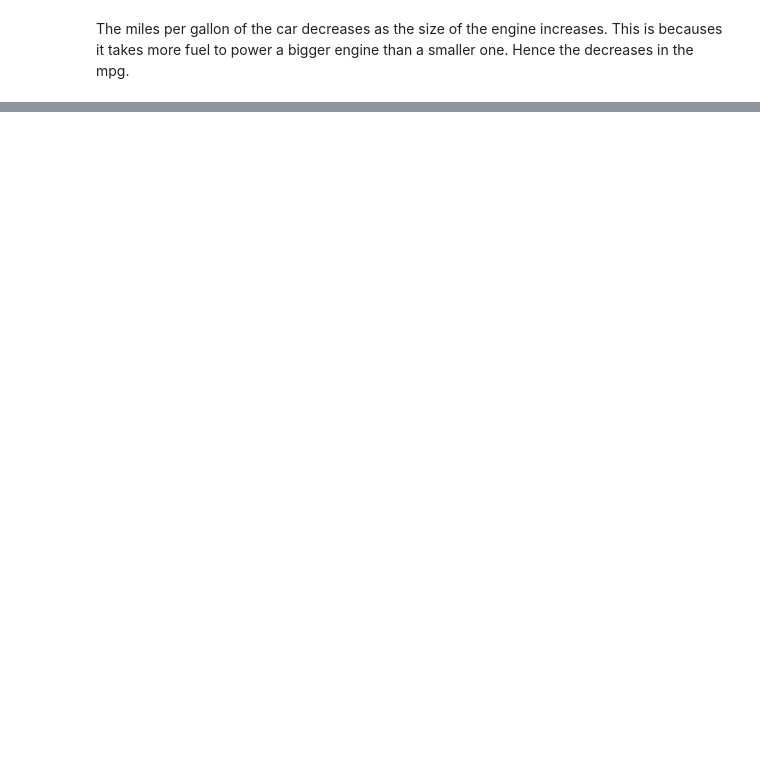
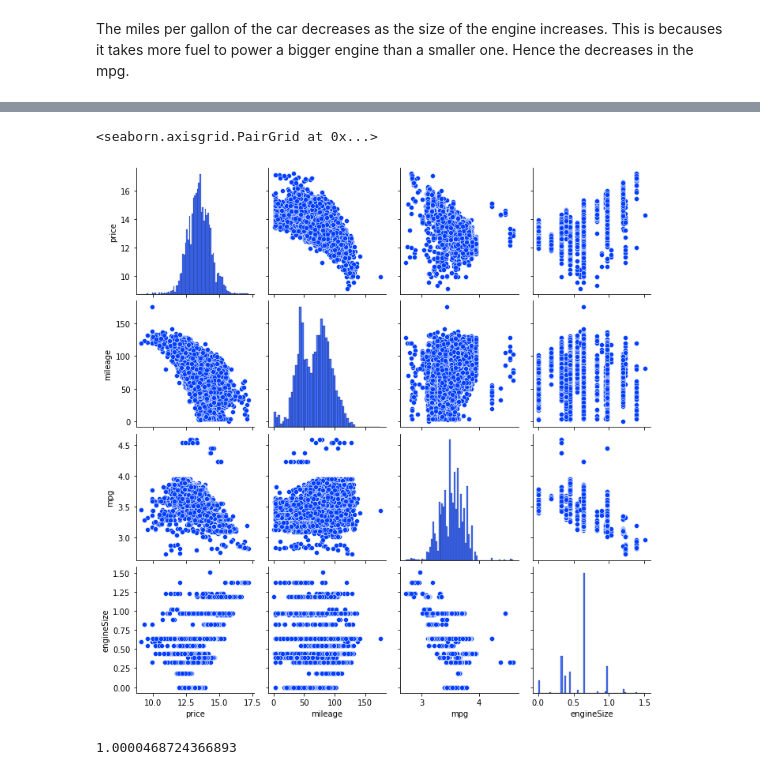
Before and after one commit to overtunned/carpriceprediction, a Jupyter notebook: 002_case_study_1.ipynb, the cells around one changed output, grey strips where cells are left out. Saved outputs shown, nothing was run; the diff lists cells and outputs as text; code cells hidden in the pictures; blank space fills up the shorter version.

```diff
--- a/002_case_study_1.ipynb
+++ b/002_case_study_1.ipynb
@@ -282,16 +155,3 @@ px.bar(df)
 [interactive output not drawn]
 # %% [markdown]
 The miles per gallon of the car decreases as the size of the engine increases. This is becauses it takes more fuel to power a bigger engine than a smaller one. Hence the decreases in the mpg.
-# %%
-from sklearn.preprocessing import scale
-x1 = scale(np.concatenate([x1_true, x1_outliers]))
-x2 = scale(np.concatenate([x2_true, x2_outliers]))
-x = np.array(zip(x1, x2))
-
-#spatial sign
-dist = x[:, 0]**2 + x[:, 1]**2
-x1 = x[:, 0]/np.sqrt(dist)
-x2 = x[:, 1]/np.sqrt(dist)
-
-plt.scatter(x1[:-8], x2[:-8])
-plt.plot(x1[-7:], x2[-7:], 'ro', markersize=8)
@@ -297,0 +203,10 @@ plt.plot(x1[-7:], x2[-7:], 'ro', markersize=8)
+# %%
+num_df = num_df.apply(lambda x : boxcox(x)[0])
+sns.pairplot(num_df)
+# %% [output]
+<seaborn.axisgrid.PairGrid at 0x...>
+[figure, added]
+# %%
+norm_df = num_df.apply(scale)
+# %% [output]
+1.0000468724366893
```
Also changed, not shown: parts of 49 cells of this notebook.
